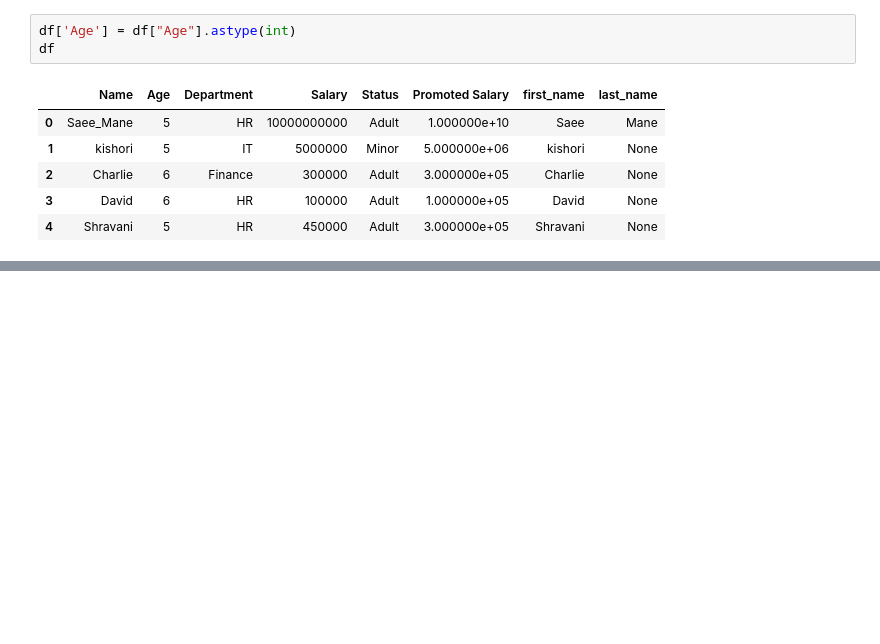
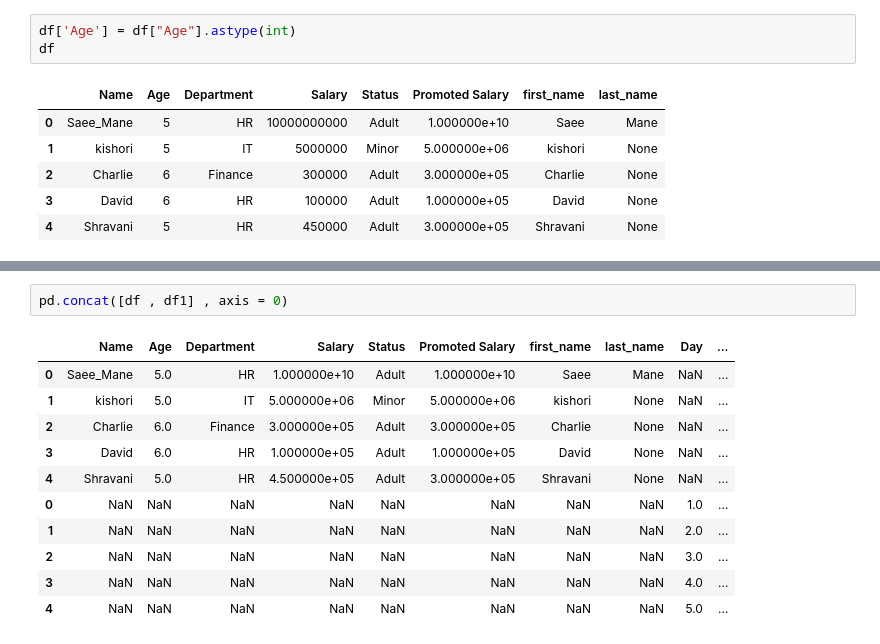
Before and after one commit to saeemane05/Python_Data_Analysis_Fundamental, a Jupyter notebook: PANDAS/02_cleaning_and_validation.ipynb, the cells around one changed output, grey strips where cells are left out. Cells and saved outputs as stored; diff of their text form; blank space fills up the shorter version.

```diff
--- a/PANDAS/02_cleaning_and_validation.ipynb
+++ b/PANDAS/02_cleaning_and_validation.ipynb
@@ -346,0 +370,14 @@ df
+# %%
+pd.concat([df , df1] , axis = 0)
+# %% [output]
+|  | Name | Age | Department | Salary | Status | Promoted Salary | first_name | last_name | Day | ... |
+| 0 | Saee_Mane | 5.0 | HR | 1.000000e+10 | Adult | 1.000000e+10 | Saee | Mane | NaN | ... |
+| 1 | kishori | 5.0 | IT | 5.000000e+06 | Minor | 5.000000e+06 | kishori | None | NaN | ... |
+| 2 | Charlie | 6.0 | Finance | 3.000000e+05 | Adult | 3.000000e+05 | Charlie | None | NaN | ... |
+| 3 | David | 6.0 | HR | 1.000000e+05 | Adult | 1.000000e+05 | David | None | NaN | ... |
+| 4 | Shravani | 5.0 | HR | 4.500000e+05 | Adult | 3.000000e+05 | Shravani | None | NaN | ... |
+| 0 | NaN | NaN | NaN | NaN | NaN | NaN | NaN | NaN | 1.0 | ... |
+| 1 | NaN | NaN | NaN | NaN | NaN | NaN | NaN | NaN | 2.0 | ... |
+| 2 | NaN | NaN | NaN | NaN | NaN | NaN | NaN | NaN | 3.0 | ... |
+| 3 | NaN | NaN | NaN | NaN | NaN | NaN | NaN | NaN | 4.0 | ... |
+| 4 | NaN | NaN | NaN | NaN | NaN | NaN | NaN | NaN | 5.0 | ... |
```
Also changed, not shown: parts of 2 cells of this notebook.
